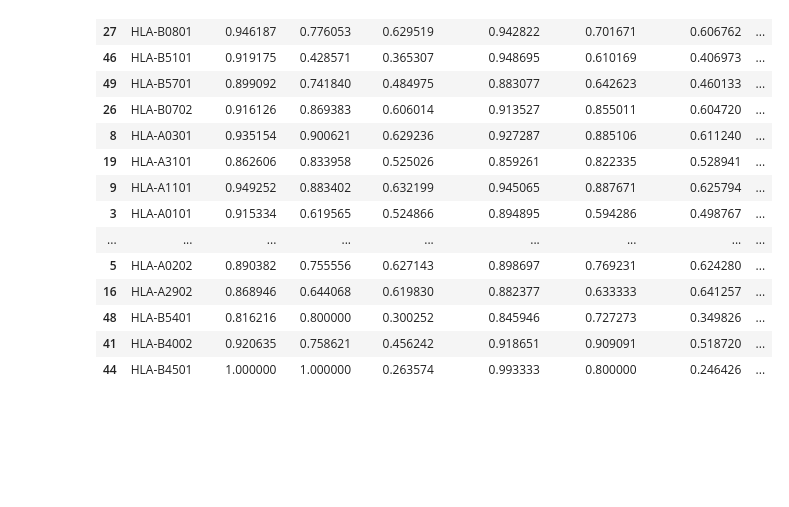
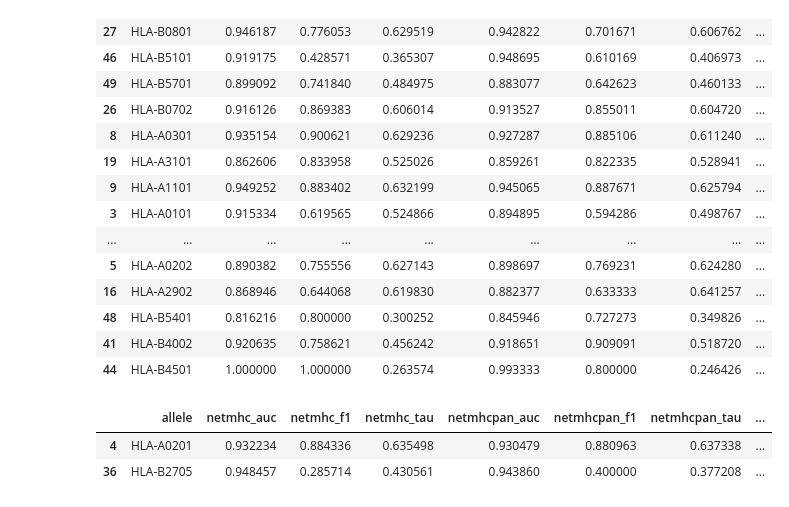
Before and after one commit to hammerlab/mhcflurry-icml-compbio-2016, a Jupyter notebook: notebooks/validation.ipynb, the cells around one changed output. Drawn from its saved outputs; the diff is of its cells as text; code cells hidden in the pictures; blank space fills up the shorter version.

```diff
--- a/notebooks/validation.ipynb
+++ b/notebooks/validation.ipynb
@@ -184,0 +217,7 @@ scores_df
+# %%
+summary_df = scores_df[scores_df.allele.isin(alleles)]
+summary_df
+# %% [output]
+|  | allele | netmhc_auc | netmhc_f1 | netmhc_tau | netmhcpan_auc | netmhcpan_f1 | netmhcpan_tau | ... |
+| 4 | HLA-A0201 | 0.932234 | 0.884336 | 0.635498 | 0.930479 | 0.880963 | 0.637338 | ... |
+| 36 | HLA-B2705 | 0.948457 | 0.285714 | 0.430561 | 0.943860 | 0.400000 | 0.377208 | ... |
```
Also changed, not shown: parts of 2 cells of this notebook.
